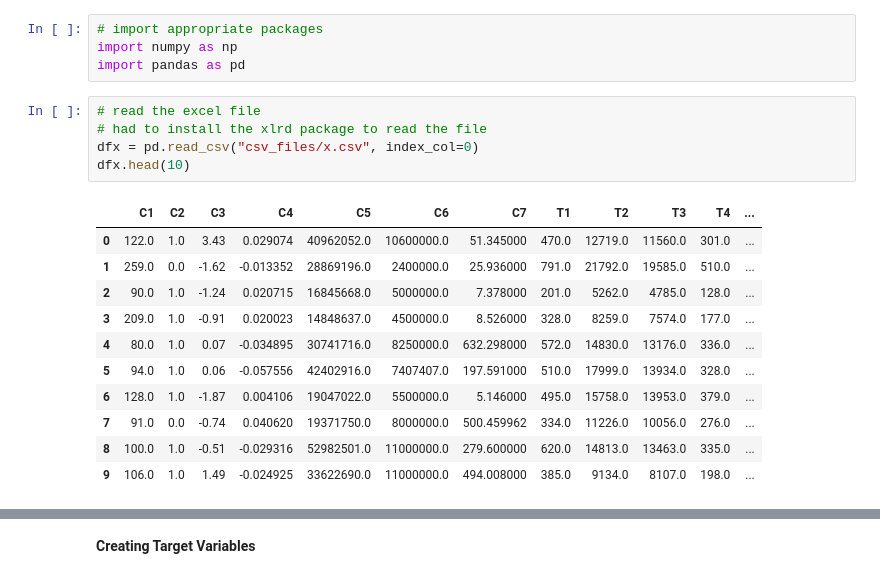
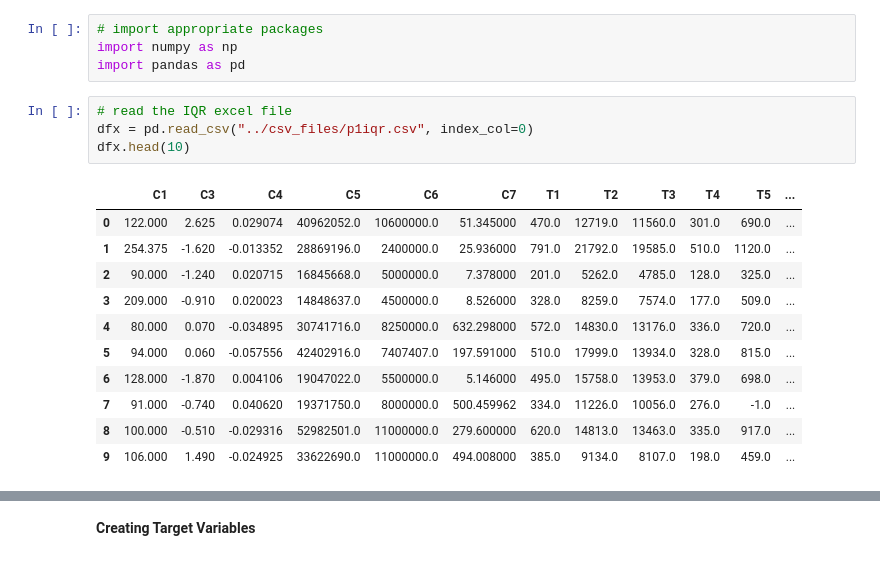
Before and after one commit to BA545-SP2019/2019-competition1-kerry-alex-and-mike, a Jupyter notebook: pipeline1/p1_minmax.ipynb, the cells around one changed output, grey strips where cells are left out. Drawn from its saved outputs; the diff is of its cells as text.

```diff
--- a/pipeline1/p1_minmax.ipynb
+++ b/pipeline1/p1_minmax.ipynb
@@ -5,19 +5,18 @@
 import numpy as np
 import pandas as pd
 # %%
-# read the excel file
-# had to install the xlrd package to read the file
-dfx = pd.read_csv("csv_files/x.csv", index_col=0)
+# read the IQR excel file
+dfx = pd.read_csv("../csv_files/p1iqr.csv", index_col=0)
 dfx.head(10)
 # %% [output]
-|  | C1 | C2 | C3 | C4 | C5 | C6 | C7 | T1 | T2 | T3 | T4 | ... |
-| 0 | 122.0 | 1.0 | 3.43 | 0.029074 | 40962052.0 | 10600000.0 | 51.345000 | 470.0 | 12719.0 | 11560.0 | 301.0 | ... |
-| 1 | 259.0 | 0.0 | -1.62 | -0.013352 | 28869196.0 | 2400000.0 | 25.936000 | 791.0 | 21792.0 | 19585.0 | 510.0 | ... |
-| 2 | 90.0 | 1.0 | -1.24 | 0.020715 | 16845668.0 | 5000000.0 | 7.378000 | 201.0 | 5262.0 | 4785.0 | 128.0 | ... |
-| 3 | 209.0 | 1.0 | -0.91 | 0.020023 | 14848637.0 | 4500000.0 | 8.526000 | 328.0 | 8259.0 | 7574.0 | 177.0 | ... |
-| 4 | 80.0 | 1.0 | 0.07 | -0.034895 | 30741716.0 | 8250000.0 | 632.298000 | 572.0 | 14830.0 | 13176.0 | 336.0 | ... |
-| 5 | 94.0 | 1.0 | 0.06 | -0.057556 | 42402916.0 | 7407407.0 | 197.591000 | 510.0 | 17999.0 | 13934.0 | 328.0 | ... |
-| 6 | 128.0 | 1.0 | -1.87 | 0.004106 | 19047022.0 | 5500000.0 | 5.146000 | 495.0 | 15758.0 | 13953.0 | 379.0 | ... |
-| 7 | 91.0 | 0.0 | -0.74 | 0.040620 | 19371750.0 | 8000000.0 | 500.459962 | 334.0 | 11226.0 | 10056.0 | 276.0 | ... |
-| 8 | 100.0 | 1.0 | -0.51 | -0.029316 | 52982501.0 | 11000000.0 | 279.600000 | 620.0 | 14813.0 | 13463.0 | 335.0 | ... |
-| 9 | 106.0 | 1.0 | 1.49 | -0.024925 | 33622690.0 | 11000000.0 | 494.008000 | 385.0 | 9134.0 | 8107.0 | 198.0 | ... |
+|  | C1 | C3 | C4 | C5 | C6 | C7 | T1 | T2 | T3 | T4 | T5 | ... |
+| 0 | 122.000 | 2.625 | 0.029074 | 40962052.0 | 10600000.0 | 51.345000 | 470.0 | 12719.0 | 11560.0 | 301.0 | 690.0 | ... |
+| 1 | 254.375 | -1.620 | -0.013352 | 28869196.0 | 2400000.0 | 25.936000 | 791.0 | 21792.0 | 19585.0 | 510.0 | 1120.0 | ... |
+| 2 | 90.000 | -1.240 | 0.020715 | 16845668.0 | 5000000.0 | 7.378000 | 201.0 | 5262.0 | 4785.0 | 128.0 | 325.0 | ... |
+| 3 | 209.000 | -0.910 | 0.020023 | 14848637.0 | 4500000.0 | 8.526000 | 328.0 | 8259.0 | 7574.0 | 177.0 | 509.0 | ... |
+| 4 | 80.000 | 0.070 | -0.034895 | 30741716.0 | 8250000.0 | 632.298000 | 572.0 | 14830.0 | 13176.0 | 336.0 | 720.0 | ... |
+| 5 | 94.000 | 0.060 | -0.057556 | 42402916.0 | 7407407.0 | 197.591000 | 510.0 | 17999.0 | 13934.0 | 328.0 | 815.0 | ... |
+| 6 | 128.000 | -1.870 | 0.004106 | 19047022.0 | 5500000.0 | 5.146000 | 495.0 | 15758.0 | 13953.0 | 379.0 | 698.0 | ... |
+| 7 | 91.000 | -0.740 | 0.040620 | 19371750.0 | 8000000.0 | 500.459962 | 334.0 | 11226.0 | 10056.0 | 276.0 | -1.0 | ... |
+| 8 | 100.000 | -0.510 | -0.029316 | 52982501.0 | 11000000.0 | 279.600000 | 620.0 | 14813.0 | 13463.0 | 335.0 | 917.0 | ... |
+| 9 | 106.000 | 1.490 | -0.024925 | 33622690.0 | 11000000.0 | 494.008000 | 385.0 | 9134.0 | 8107.0 | 198.0 | 459.0 | ... |
```
Also changed, not shown: parts of 20 cells of this notebook.
